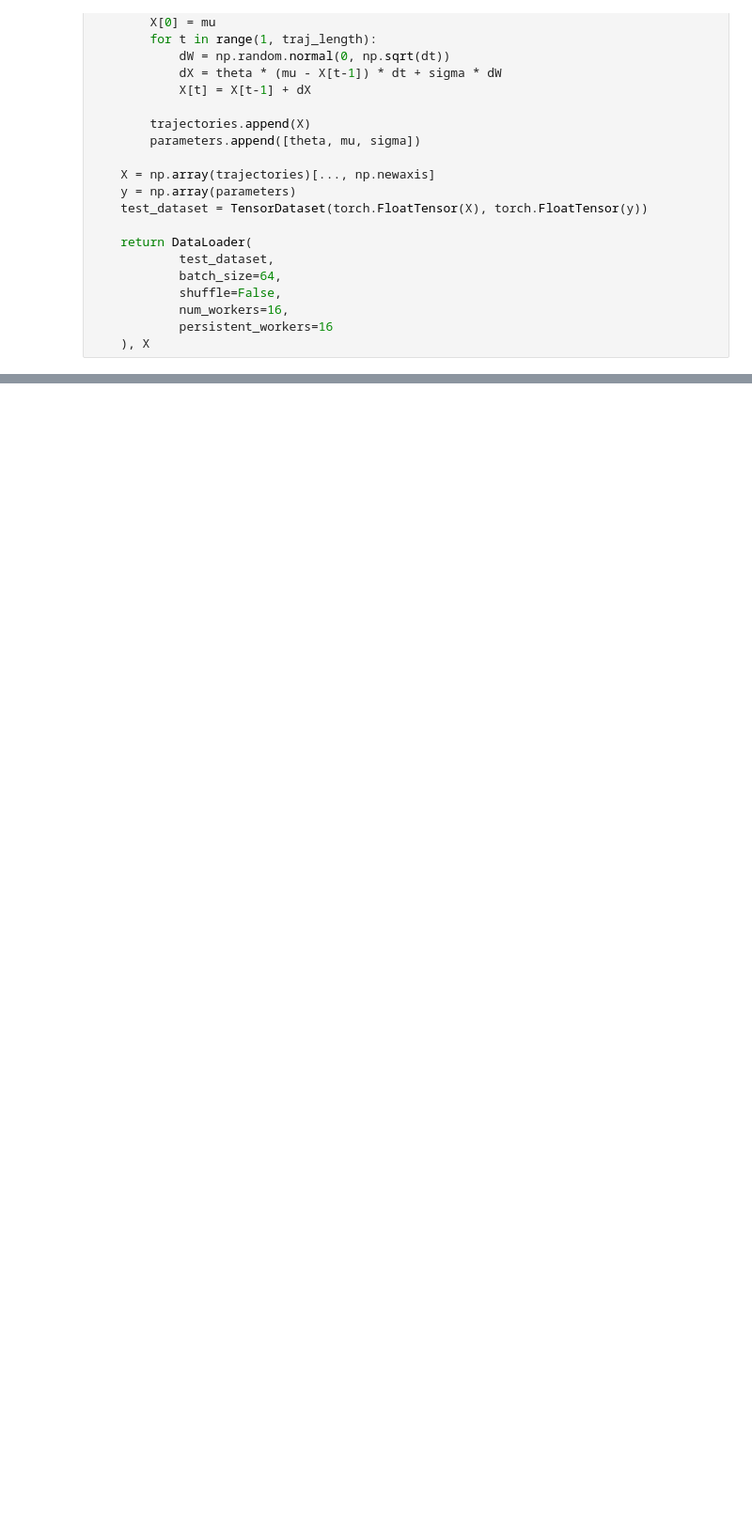
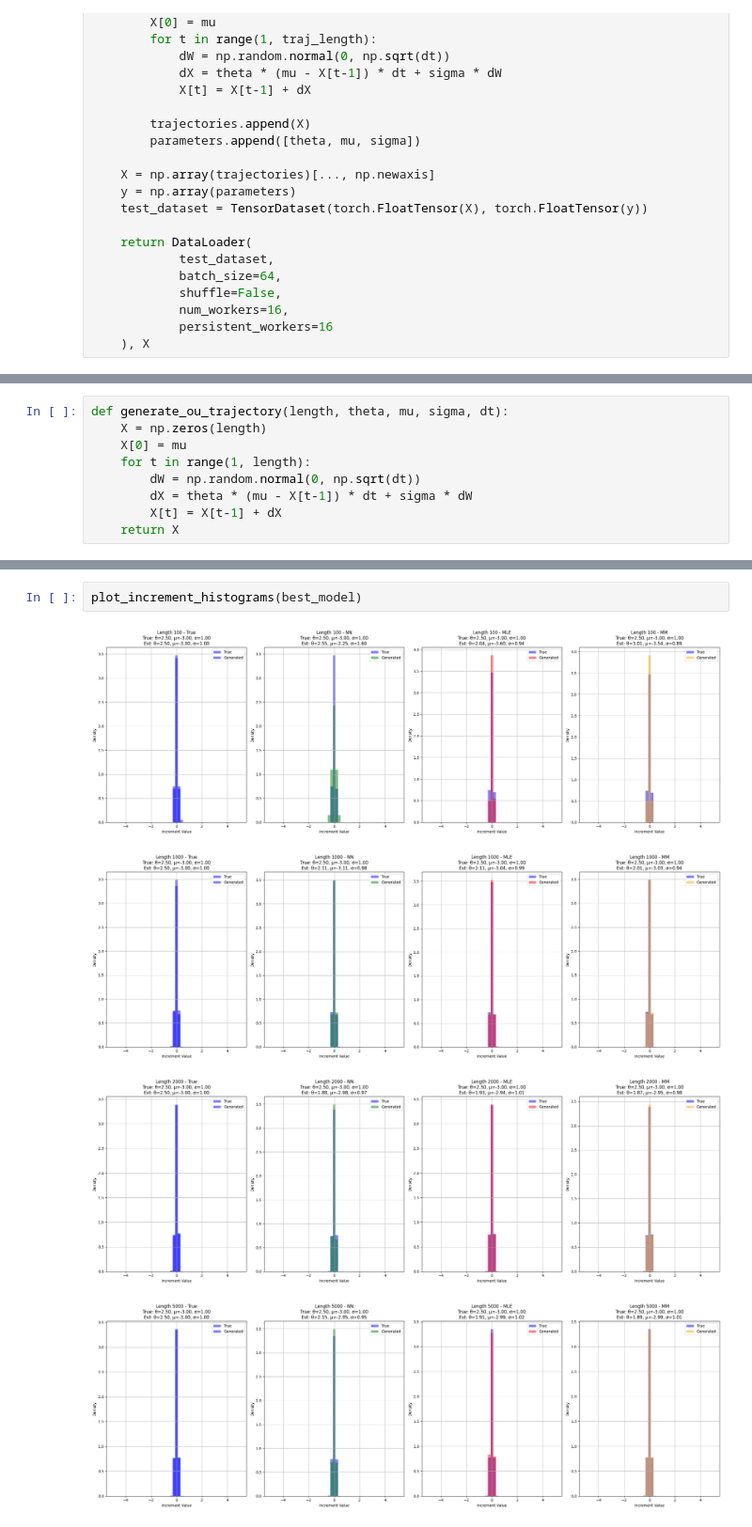
Before and after one commit to PodlesnovYakov/effective-calibration, a Jupyter notebook: current_hypothesis/train_inference_model.ipynb, the cells around one changed output, grey strips where cells are left out. Shown at 94% size. Cells and saved outputs as stored; diff of their text form; blank space fills up the shorter version.

```diff
--- a/current_hypothesis/train_inference_model.ipynb
+++ b/current_hypothesis/train_inference_model.ipynb
@@ -341 +316,10 @@ mse_results
+# %%
+def generate_ou_trajectory(length, theta, mu, sigma, dt):
+    X = np.zeros(length)
+    X[0] = mu
+    for t in range(1, length):
+        dW = np.random.normal(0, np.sqrt(dt))
+        dX = theta * (mu - X[t-1]) * dt + sigma * dW
+        X[t] = X[t-1] + dX
+    return X
 # %%
@@ -500,0 +486,7 @@ MSE on test using MM: 0.09839385322673198
+# %%
+plot_increment_histograms(best_model)
+# %% [output]
+[figure, added]
+[figure, added]
+[figure, added]
+[figure, added]
```
Also changed, not shown: parts of 17 cells of this notebook.
